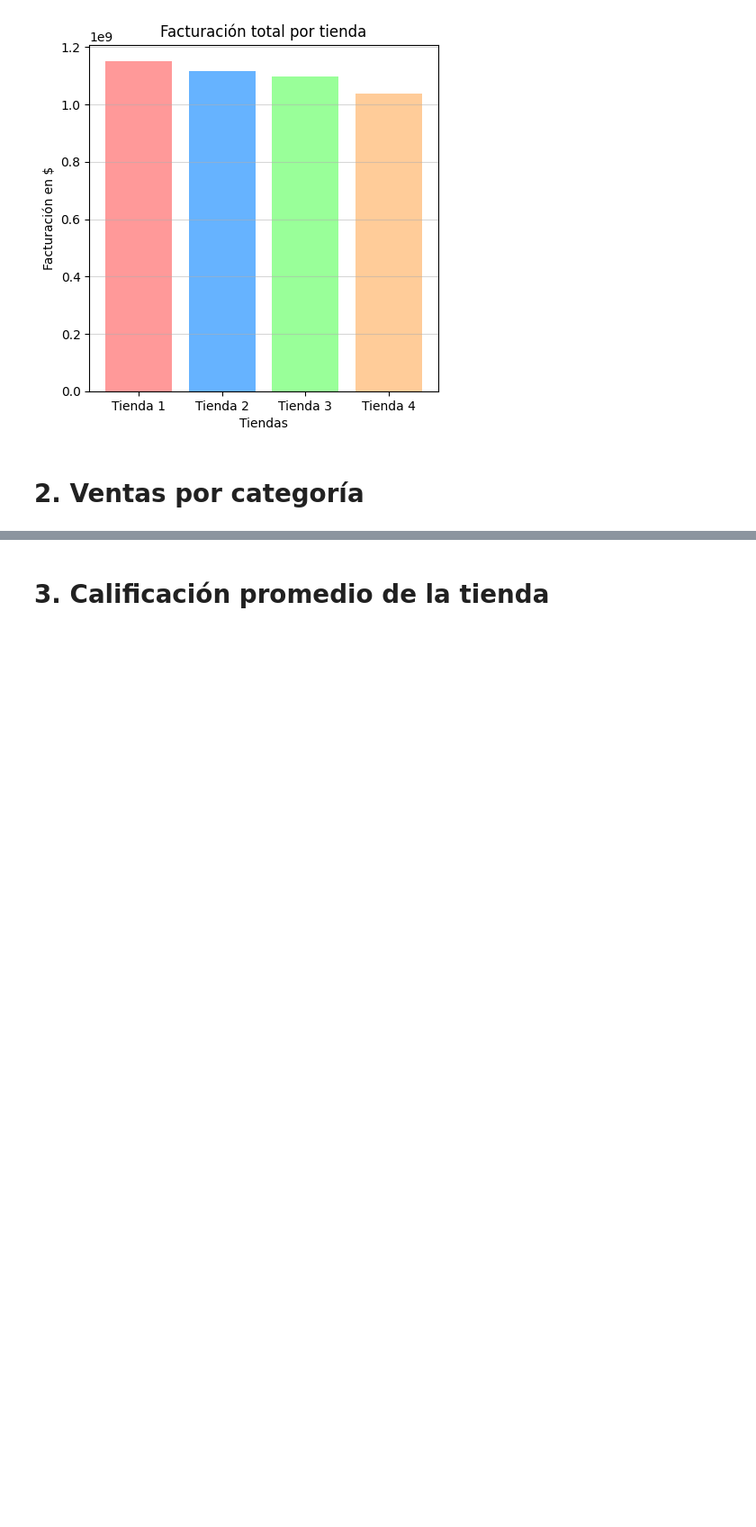
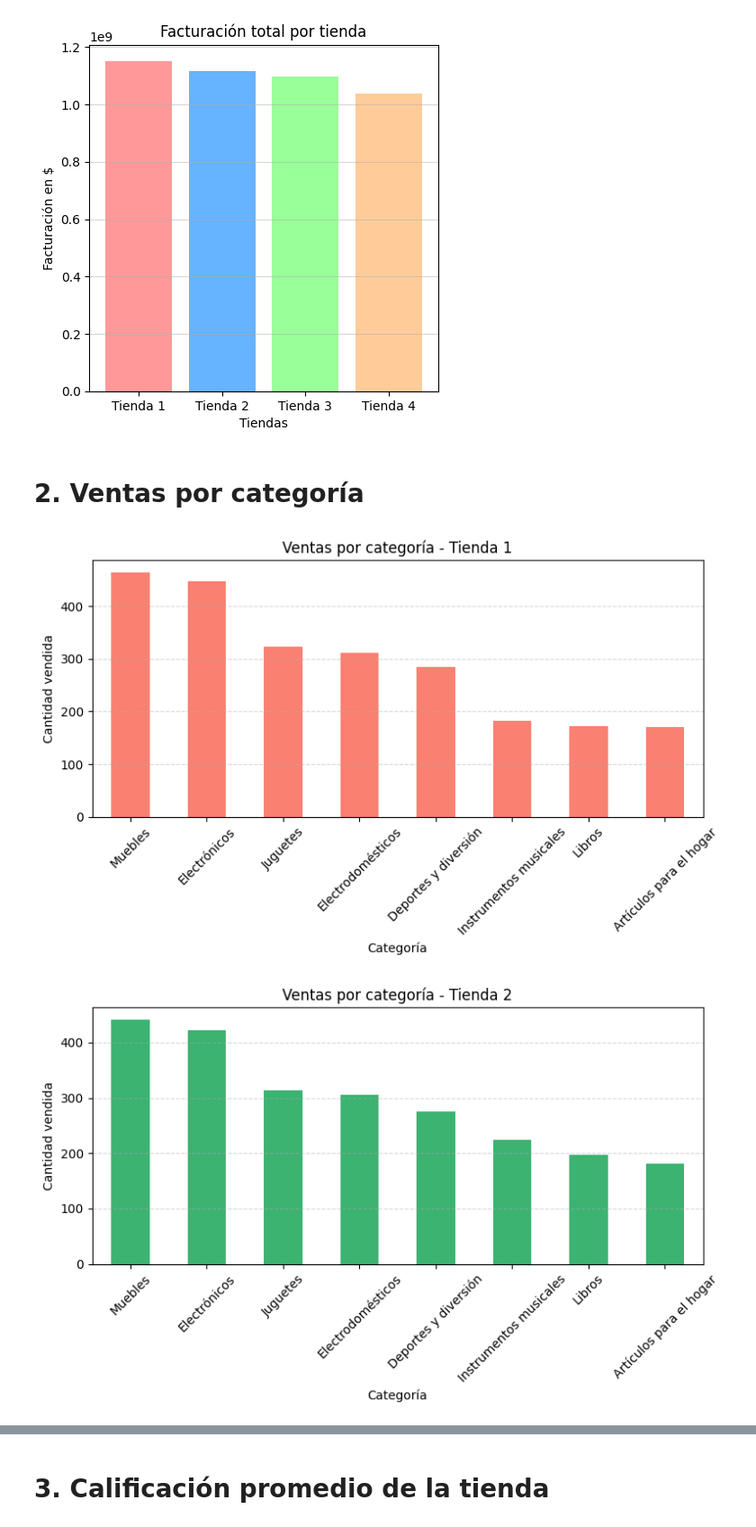
Before and after one commit to Monica-Restrepo/Challenge1_Data_Science, a Jupyter notebook: AluraStoreLatam.ipynb, the cells around one changed output, grey strips where cells are left out. Shown: that part at 90% size. Cells and saved outputs as stored; diff of their text form; code cells hidden in the pictures; blank space fills up the shorter version.

```diff
--- a/AluraStoreLatam.ipynb
+++ b/AluraStoreLatam.ipynb
@@ -60,3 +61,49 @@ Tienda 4: $1,038,375,700.00
 [figure]
 # %% [markdown]
 # 2. Ventas por categoría
+# %%
+def analizar_ventas_categoria(df, nombres_tiendas, color='cornflowerblue'):
+
+    ventas_por_categoria = df['Categoría del Producto'].value_counts()
+
+    # Crear el gráfico
+    plt.figure(figsize=(8, 5))
+    ventas_por_categoria.plot(kind='bar', color=color)
+    plt.title(f'Ventas por categoría - {nombres_tiendas}')
+    plt.xlabel('Categoría')
+    plt.ylabel('Cantidad vendida')
+    plt.xticks(rotation=45)
+    plt.grid(axis='y', linestyle='--', alpha=0.5)
+    plt.tight_layout()
+    plt.show()
+
+    return ventas_por_categoria
+
+ventas1 = analizar_ventas_categoria(tienda, "Tienda 1", 'salmon')
+ventas2 = analizar_ventas_categoria(tienda2, "Tienda 2", 'mediumseagreen')
+ventas3 = analizar_ventas_categoria(tienda3, "Tienda 3", 'steelblue')
+ventas4 = analizar_ventas_categoria(tienda4, "Tienda 4", 'orchid')
+
+# Creamos un DataFrame con los conteos
+df_comparativo = pd.DataFrame({
+    'Tienda 1': ventas1,
+    'Tienda 2': ventas2,
+    'Tienda 3': ventas3,
+    'Tienda 4': ventas4
+}).fillna(0)  # Rellena con 0 las categorías que no estén en todas
+
+# Transponemos para que las tiendas estén en filas (opcional)
+df_comparativo = df_comparativo.T
+
+# Graficamos
+df_comparativo.plot(kind='bar', figsize=(10,6))
+plt.title("Comparativa de ventas por categoría entre tiendas")
+plt.xlabel("Tiendas")
+plt.ylabel("Cantidad vendida")
+plt.xticks(rotation=0)
+plt.grid(axis='y', linestyle='--', alpha=0.5)
+plt.tight_layout()
+plt.show()
+# %% [output]
+[figure, added]
+[figure, added]
```
Also changed, not shown: parts of 3 cells of this notebook.
